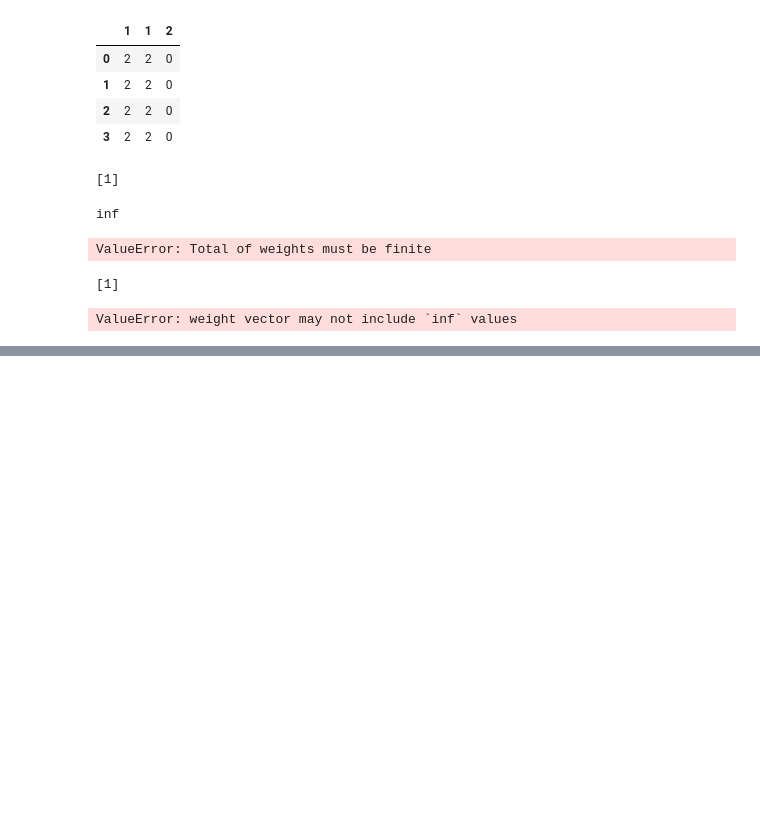
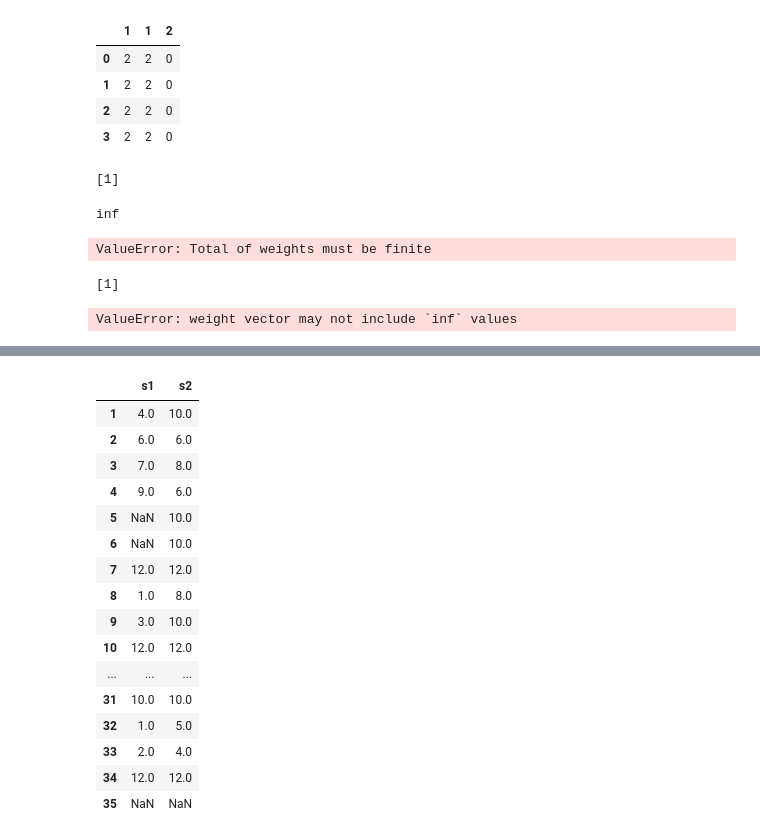
Before and after one commit to RadoTheProgrammer/TM-code, a Jupyter notebook: sandbox.ipynb, the cells around one changed output, grey strips where cells are left out. Drawn from its saved outputs; the diff is of its cells as text; code cells hidden in the pictures; blank space fills up the shorter version.

Commit message:
comparison sum vs none vs mean, 3 data.csv

```diff
--- a/sandbox.ipynb
+++ b/sandbox.ipynb
@@ -279,3 +279,9 @@ sample = df.sample(n=1, weights=df["a"]/df["b"])
 print(sample)
 # %% [output]
 ValueError: weight vector may not include `inf` values
+# %%
+import pandas as pd
+
+df = pd.read_csv(r"results2-mean\r0.csv")
+s1 = df.value_counts("Choice").sort_index()
+s1
@@ -281,0 +322,3 @@ ValueError: weight vector may not include `inf` values
+# %%
+df = pd.read_excel(r"Donnees_TMs\Année 1\Liste sujets TM + jauge_année 1.xlsx",index_col=0)
+s2 = df["Nombre maximal travaux"]
@@ -281,0 +345,21 @@ ValueError: weight vector may not include `inf` values
+# %%
+df3 = pd.DataFrame({"s1":s1,"s2":s2})
+df3
+# %% [output]
+|  | s1 | s2 |
+| 1 | 4.0 | 10.0 |
+| 2 | 6.0 | 6.0 |
+| 3 | 7.0 | 8.0 |
+| 4 | 9.0 | 6.0 |
+| 5 | NaN | 10.0 |
+| 6 | NaN | 10.0 |
+| 7 | 12.0 | 12.0 |
+| 8 | 1.0 | 8.0 |
+| 9 | 3.0 | 10.0 |
+| 10 | 12.0 | 12.0 |
+| ... | ... | ... |
+| 31 | 10.0 | 10.0 |
+| 32 | 1.0 | 5.0 |
+| 33 | 2.0 | 4.0 |
+| 34 | 12.0 | 12.0 |
+| 35 | NaN | NaN |
```
Also changed, not shown: parts of 3 cells of this notebook, 5 other files.
